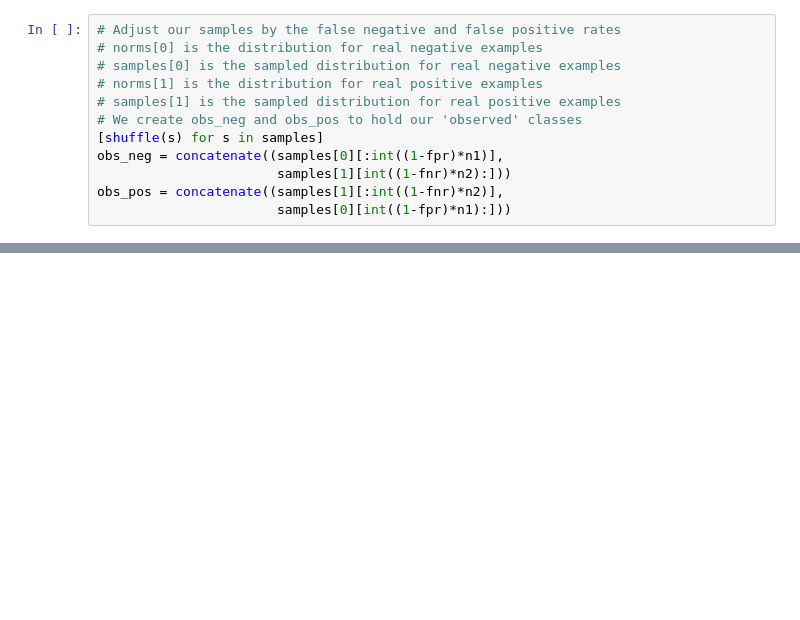
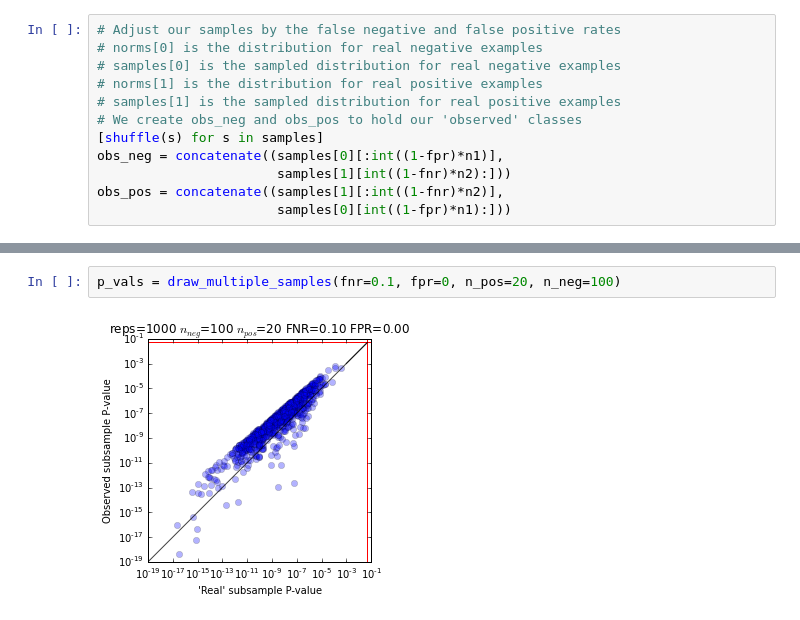
Before and after one commit to widdowquinn/notebooks, a Jupyter notebook: sampling_fnr_fpr.ipynb, the cells around one changed output, grey strips where cells are left out. Drawn from its saved outputs; the diff is of its cells as text; blank space fills up the shorter version.

```diff
--- a/sampling_fnr_fpr.ipynb
+++ b/sampling_fnr_fpr.ipynb
@@ -108,0 +254,4 @@ obs_neg.std(), obs_pos.std()
+# %%
+p_vals = draw_multiple_samples(fnr=0.1, fpr=0, n_pos=20, n_neg=100)
+# %% [output]
+[figure, added]
```
Also changed, not shown: parts of 14 cells of this notebook.
